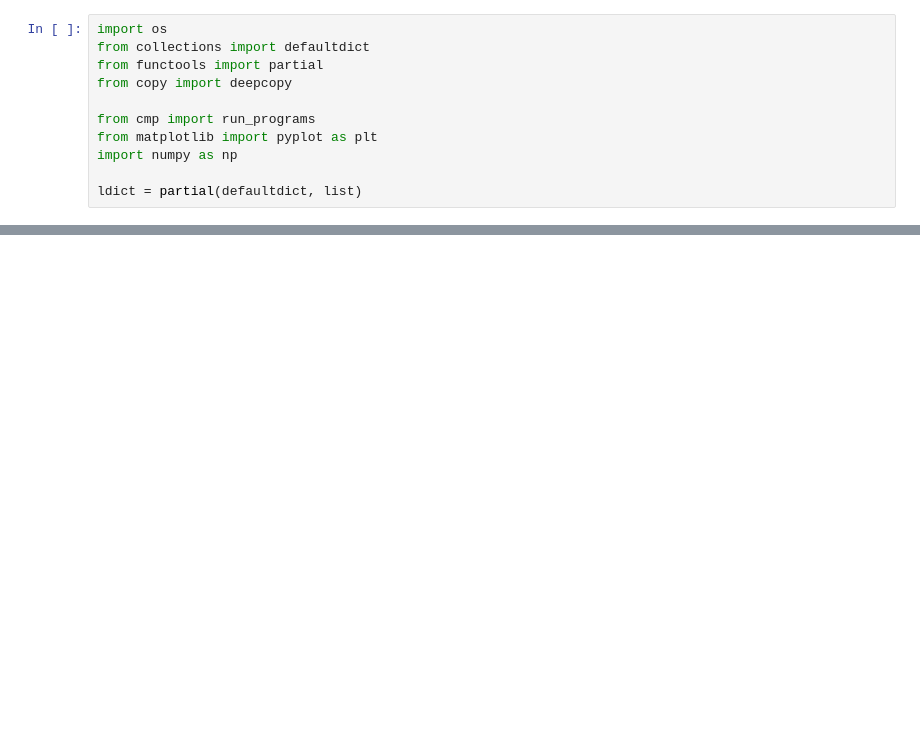
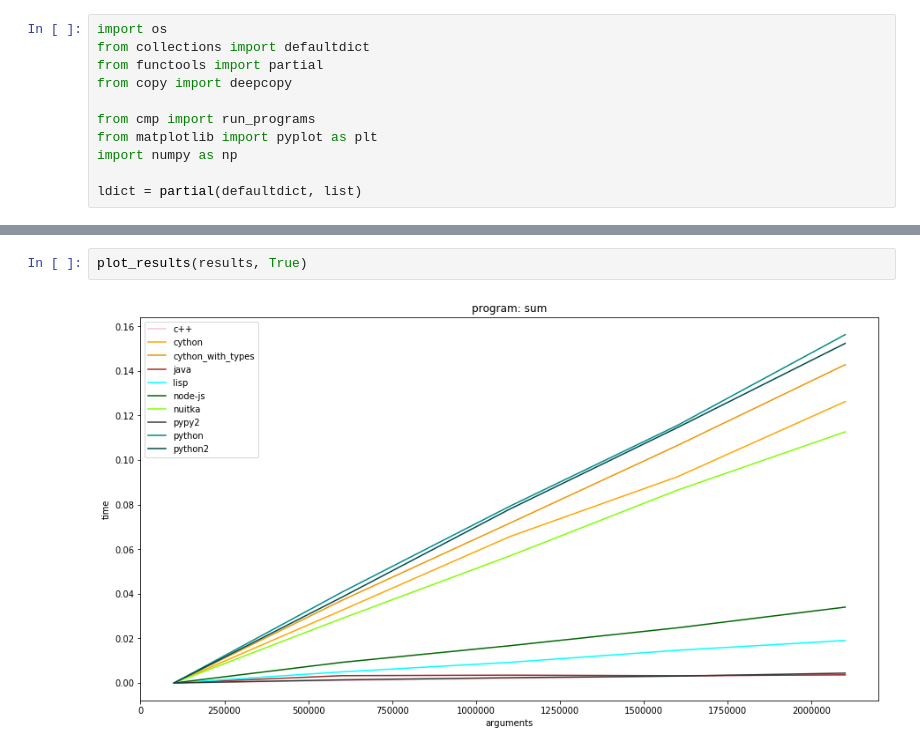
Before and after one commit to vmstarchenko/py-cmp, a Jupyter notebook: results.ipynb, the cells around one changed output, grey strips where cells are left out. Cells and saved outputs as stored; diff of their text form; blank space fills up the shorter version.

```diff
--- a/results.ipynb
+++ b/results.ipynb
@@ -91,0 +80,4 @@ for result in results:
+# %%
+plot_results(results, True)
+# %% [output]
+[figure, added]
```
Also changed, not shown: parts of 7 cells of this notebook, 7 other files.
